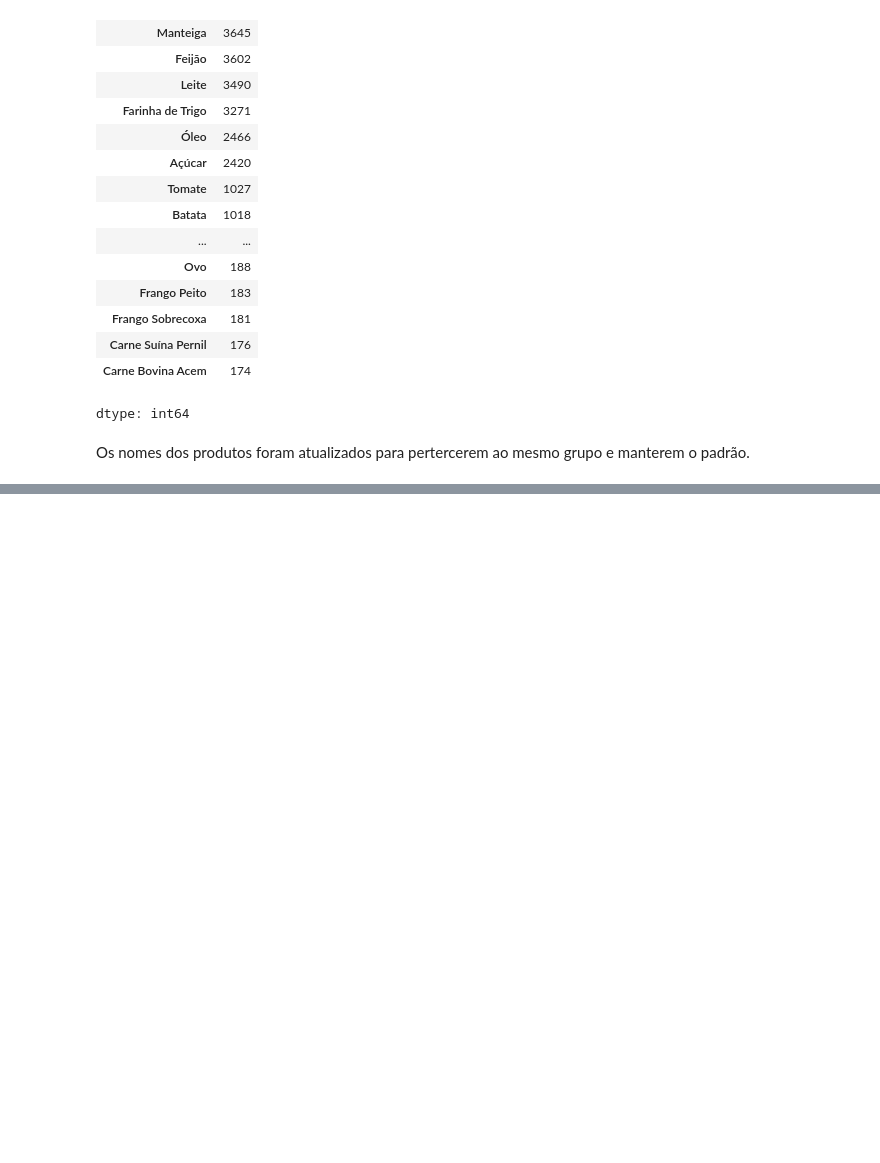
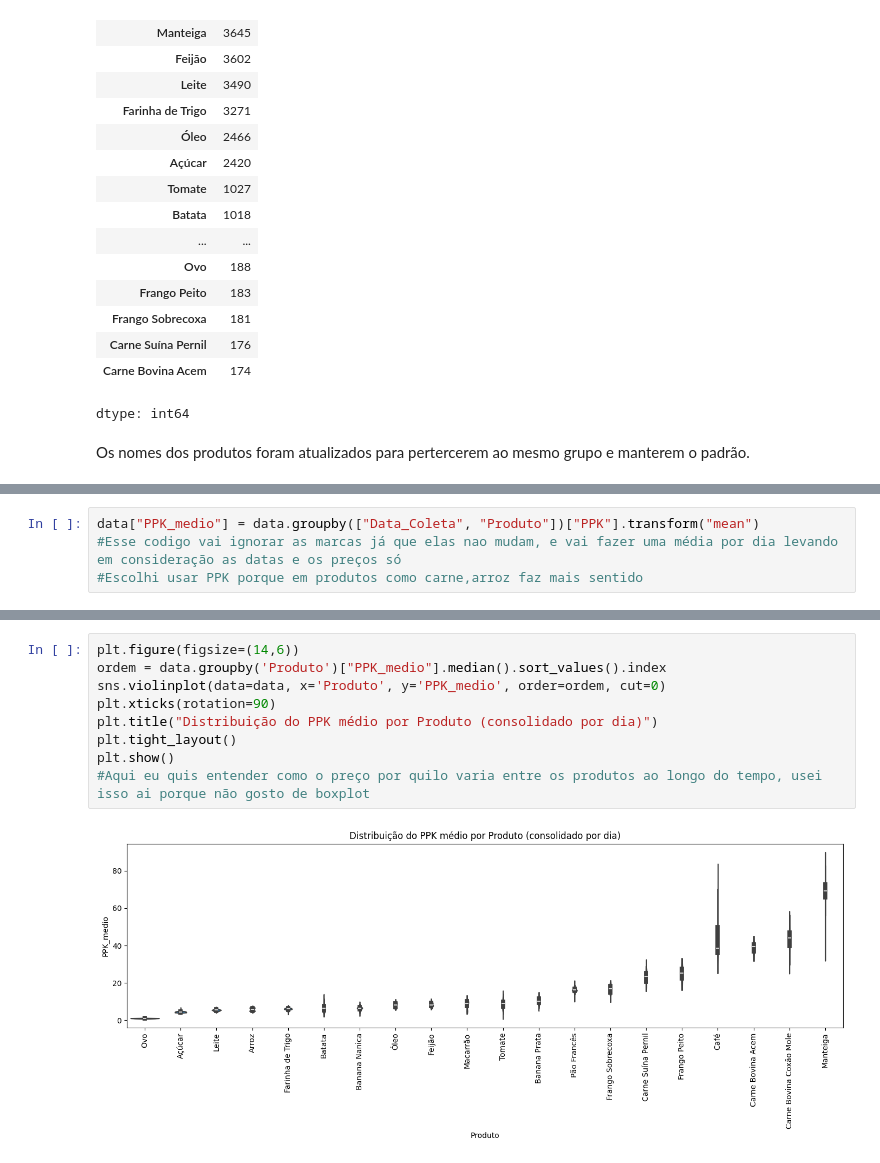
Before and after one commit to MariaPompiani/basic-basket-2025-analysis, a Jupyter notebook: extensao2_2025.ipynb, the cells around one changed output, grey strips where cells are left out. Drawn from its saved outputs; the diff is of its cells as text; blank space fills up the shorter version.

```diff
--- a/extensao2_2025.ipynb
+++ b/extensao2_2025.ipynb
@@ -147,0 +161,4 @@ data.head()
+# %%
+data["PPK_medio"] = data.groupby(["Data_Coleta", "Produto"])["PPK"].transform("mean")
+#Esse codigo vai ignorar as marcas já que elas nao mudam, e vai fazer uma média por dia levando em consideração as datas e os preços só
+#Escolhi usar PPK porque em produtos como carne,arroz faz mais sentido
@@ -147,0 +167,11 @@ data.head()
+# %%
+plt.figure(figsize=(14,6))
+ordem = data.groupby('Produto')["PPK_medio"].median().sort_values().index
+sns.violinplot(data=data, x='Produto', y='PPK_medio', order=ordem, cut=0)
+plt.xticks(rotation=90)
+plt.title("Distribuição do PPK médio por Produto (consolidado por dia)")
+plt.tight_layout()
+plt.show()
+#Aqui eu quis entender como o preço por quilo varia entre os produtos ao longo do tempo, usei isso ai porque não gosto de boxplot
+# %% [output]
+[figure, added]
```
Also changed, not shown: parts of 12 cells of this notebook.
